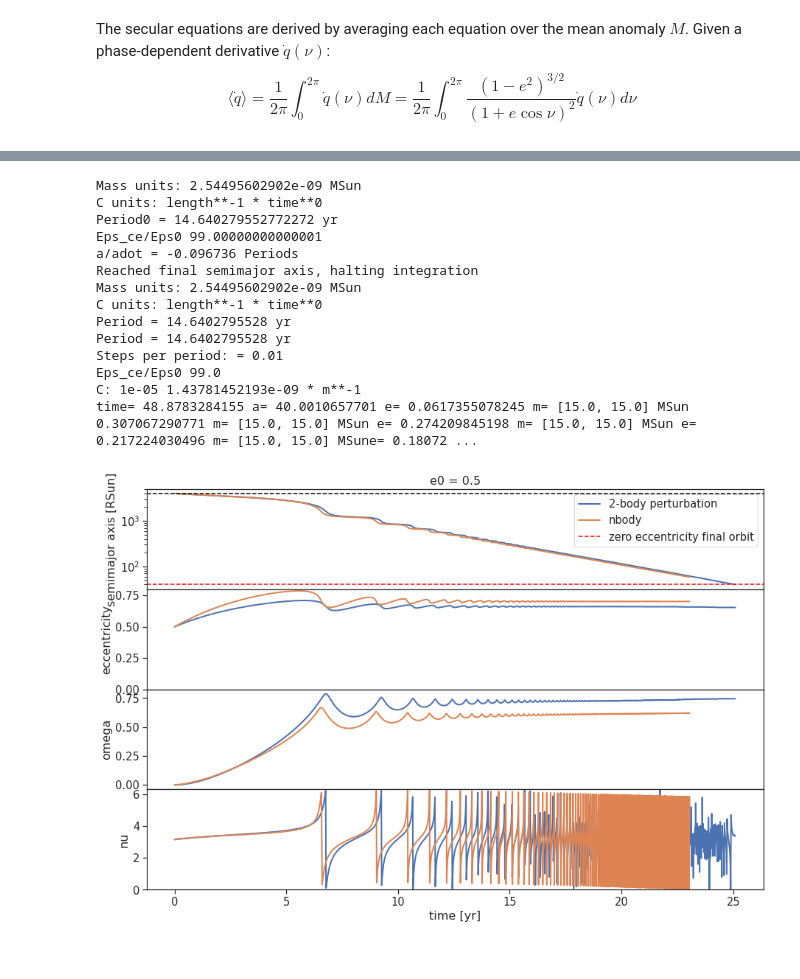
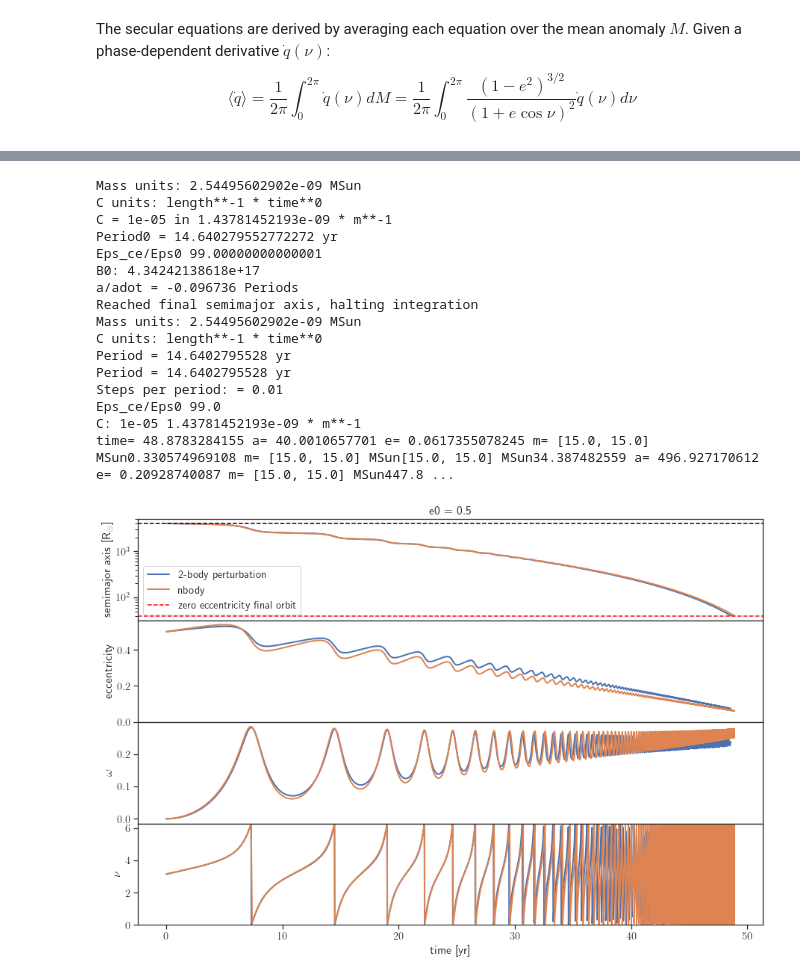
Before and after one commit to spzwart/DynBinEv, a Jupyter notebook: eqs/master_sheet.ipynb, the cells around one changed output, grey strips where cells are left out. Saved outputs shown, nothing was run; the diff lists cells and outputs as text; code cells hidden in the pictures.

```diff
--- a/eqs/master_sheet.ipynb
+++ b/eqs/master_sheet.ipynb
@@ -127,8 +161,8 @@ C = 1e-5
 
 #### SECULAR
 CEvolve = MacegaPhaseEvolve(l=2, k=0)
-CEvolve.initialize_system(m1, m2, a0, e0, ome0, nu0, C_nb=C, a1=a1)
-t, a, e, ome, nu = CEvolve.run_system(tfin=CEvolve.Period0*20, dt_out=CEvolve.Period0*0.001)
+CEvolve.initialize_system(m1, m2, a0, e0, ome0, nu0, C=C, a1=a1)
+t, a, e, ome, nu, g = CEvolve.run_system(tfin=CEvolve.Period0*20, dt_out=CEvolve.Period0*0.001)
 
 #### NBODY
 CEKickEvolve = MacegaKick(l=2, k=0, dtkick=0.01)
@@ -137,8 +171,10 @@ t_nb, a_nb, e_nb, ome_nb, nu_nb = CEKickEvolve.run_model(tfin = CEKickEvolve.Per
 # %% [output]
 Mass units: 2.54495602902e-09 MSun
 C units: length**-1 * time**0
+C = 1e-05 in 1.43781452193e-09 * m**-1
 Period0 = 14.640279552772272 yr
 Eps_ce/Eps0 99.00000000000001
+B0: 4.34242138618e+17
 a/adot = -0.096736 Periods
 Reached final semimajor axis, halting integration
 Mass units: 2.54495602902e-09 MSun
@@ -148,49 +184,49 @@ Period = 14.6402795528 yr
 Steps per period: = 0.01
 Eps_ce/Eps0 99.0
 C: 1e-05 1.43781452193e-09 * m**-1
-time= 48.8783284155 a= 40.0010657701 e= 0.0617355078245 m= [15.0, 15.0] MSun 0.307067290771 m= [15.0, 15.0] MSun e= 0.274209845198 m= [15.0, 15.0] MSun e= 0.217224030496 m= [15.0, 15.0] MSune= 0.18072 ...
+time= 48.8783284155 a= 40.0010657701 e= 0.0617355078245 m= [15.0, 15.0] MSun0.330574969108 m= [15.0, 15.0] MSun[15.0, 15.0] MSun34.387482559 a= 496.927170612 e= 0.20928740087 m= [15.0, 15.0] MSun447.8 ...
 # %%
 from matplotlib import pyplot as plt
 import seaborn as sns
 
-sns.set(font_scale=1.33)
+sns.set(font_scale=1.33, rc={'text.usetex' : True})
 sns.set_style("ticks")
 
 f, ax = plt.subplots(4, sharex=True, figsize=(15, 10))
 
 ax[0].plot(t, a, lw=2, label="2-body perturbation")
 ax[0].plot(t_nb, a_nb, lw=2, label="nbody")
 
-ax[0].set_ylabel("semimajor axis [RSun]")
+ax[0].set_ylabel("semimajor axis [R$_\odot$]")
 ax[0].axhline(a0.value_in(units.RSun), c="black", ls="--")
 ax[0].axhline(a1.value_in(units.RSun), c="red", ls="--", label="zero eccentricity final orbit")
 ax[0].legend()
 ax[0].set_title("e0 = {:g}".format(e0))
 ax[0].set_yscale("log")
 
 ax[1].plot(t, e, lw=2)
 ax[1].plot(t_nb, e_nb, lw=2)
 ax[1].set_ylabel("eccentricity")
 ax[1].set_xlabel("time [yr]")
 ax[1].set_ylim(bottom=0)
 
 ax[2].plot(t, ome, lw=2)
 ax[2].plot(t_nb, ome_nb, lw=2)
-ax[2].set_ylabel("omega")
+ax[2].set_ylabel("$\\omega$")
 ax[2].set_xlabel("time [yr]")
 ax[2].set_ylim()
 
 ax[3].plot(t, nu, lw=2)
 ax[3].plot(t_nb, nu_nb, lw=2)
-ax[3].set_ylabel("nu")
+ax[3].set_ylabel("$\\nu$")
 ax[3].set_xlabel("time [yr]")
 ax[3].set_ylim(bottom=0, top=2 * np.pi)
 
 f.subplots_adjust(hspace=0)
 
 plt.show()
 # %% [output]
-[figure, old version]
+[figure, new version]
 # %%
 from matplotlib import pyplot as plt
 import seaborn as sns
```
Also changed, not shown: parts of 20 cells of this notebook, 2 other files.
